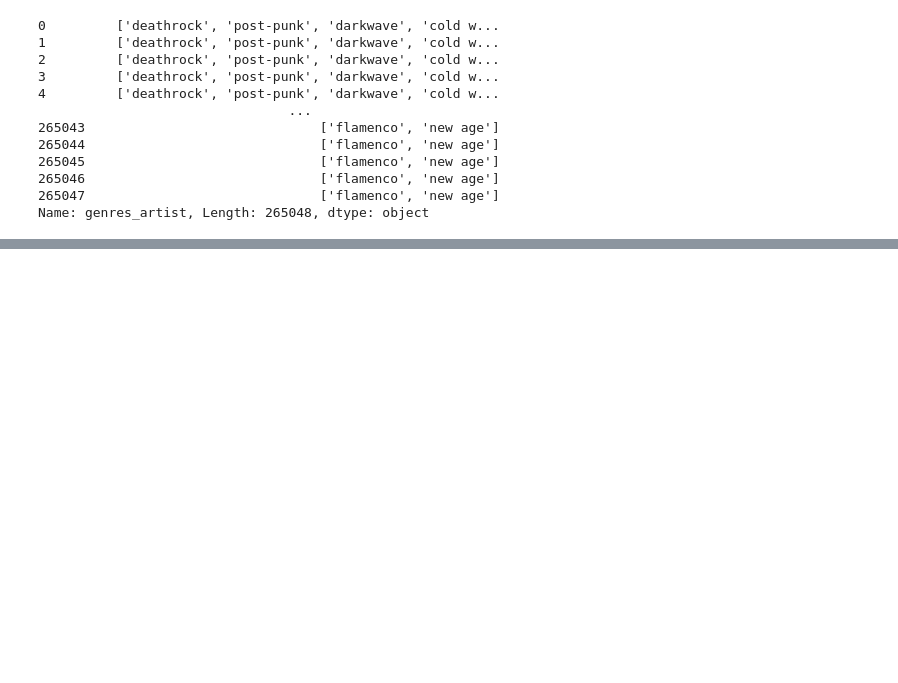
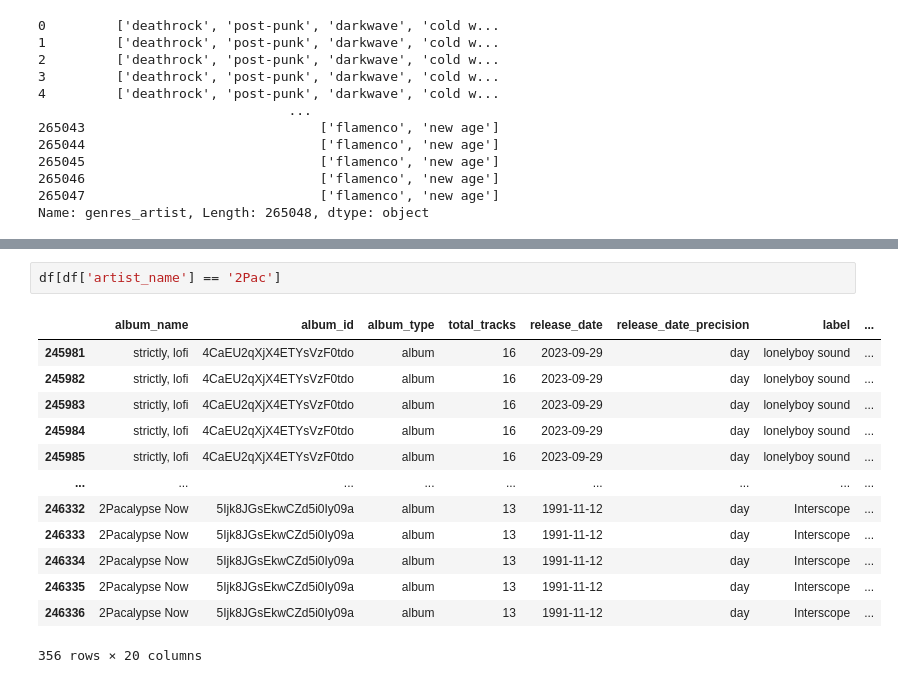
Before and after one commit to Yann-ML/PROJET_3_WCS, a Jupyter notebook: spotifyEDA.ipynb, the cells around one changed output, grey strips where cells are left out. Cells and saved outputs as stored; diff of their text form; blank space fills up the shorter version.

```diff
--- a/spotifyEDA.ipynb
+++ b/spotifyEDA.ipynb
@@ -171,0 +142,16 @@ Name: genres_artist, Length: 265048, dtype: object
+# %%
+df[df['artist_name'] == '2Pac']
+# %% [output]
+|  | album_name | album_id | album_type | total_tracks | release_date | release_date_precision | label | ... |
+| 245981 | strictly, lofi | 4CaEU2qXjX4ETYsVzF0tdo | album | 16 | 2023-09-29 | day | lonelyboy sound | ... |
+| 245982 | strictly, lofi | 4CaEU2qXjX4ETYsVzF0tdo | album | 16 | 2023-09-29 | day | lonelyboy sound | ... |
+| 245983 | strictly, lofi | 4CaEU2qXjX4ETYsVzF0tdo | album | 16 | 2023-09-29 | day | lonelyboy sound | ... |
+| 245984 | strictly, lofi | 4CaEU2qXjX4ETYsVzF0tdo | album | 16 | 2023-09-29 | day | lonelyboy sound | ... |
+| 245985 | strictly, lofi | 4CaEU2qXjX4ETYsVzF0tdo | album | 16 | 2023-09-29 | day | lonelyboy sound | ... |
+| ... | ... | ... | ... | ... | ... | ... | ... | ... |
+| 246332 | 2Pacalypse Now | 5Ijk8JGsEkwCZd5i0Iy09a | album | 13 | 1991-11-12 | day | Interscope | ... |
+| 246333 | 2Pacalypse Now | 5Ijk8JGsEkwCZd5i0Iy09a | album | 13 | 1991-11-12 | day | Interscope | ... |
+| 246334 | 2Pacalypse Now | 5Ijk8JGsEkwCZd5i0Iy09a | album | 13 | 1991-11-12 | day | Interscope | ... |
+| 246335 | 2Pacalypse Now | 5Ijk8JGsEkwCZd5i0Iy09a | album | 13 | 1991-11-12 | day | Interscope | ... |
+| 246336 | 2Pacalypse Now | 5Ijk8JGsEkwCZd5i0Iy09a | album | 13 | 1991-11-12 | day | Interscope | ... |
+356 rows × 20 columns
```
Also changed, not shown: parts of 10 cells of this notebook, 4 other files.
